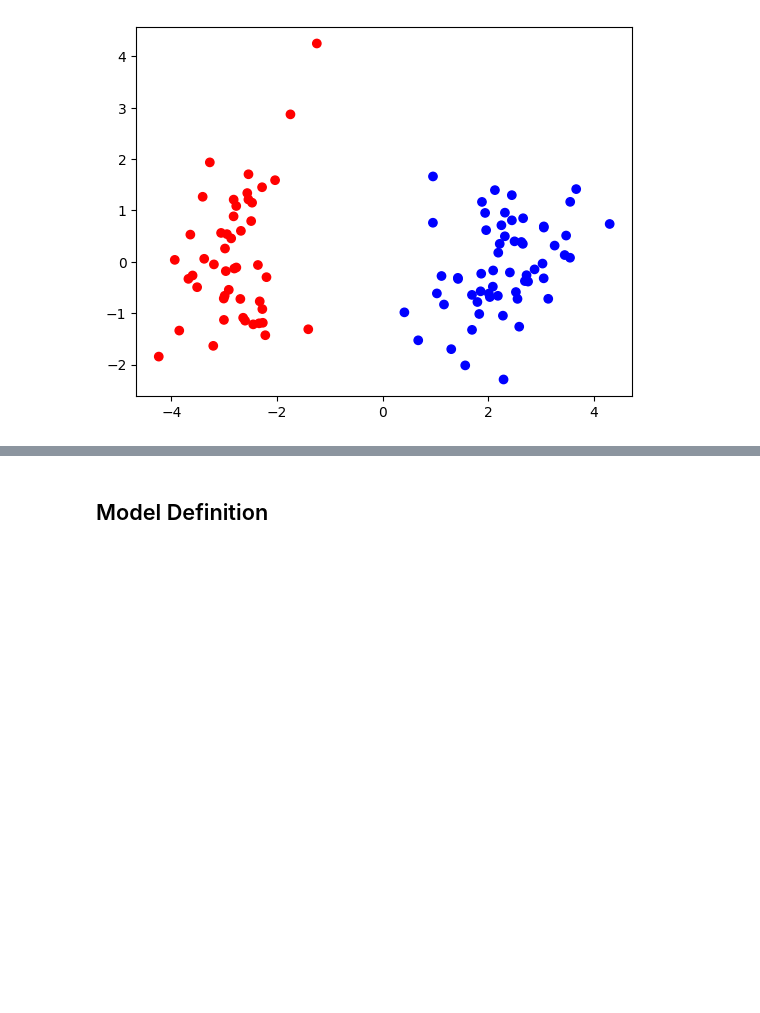
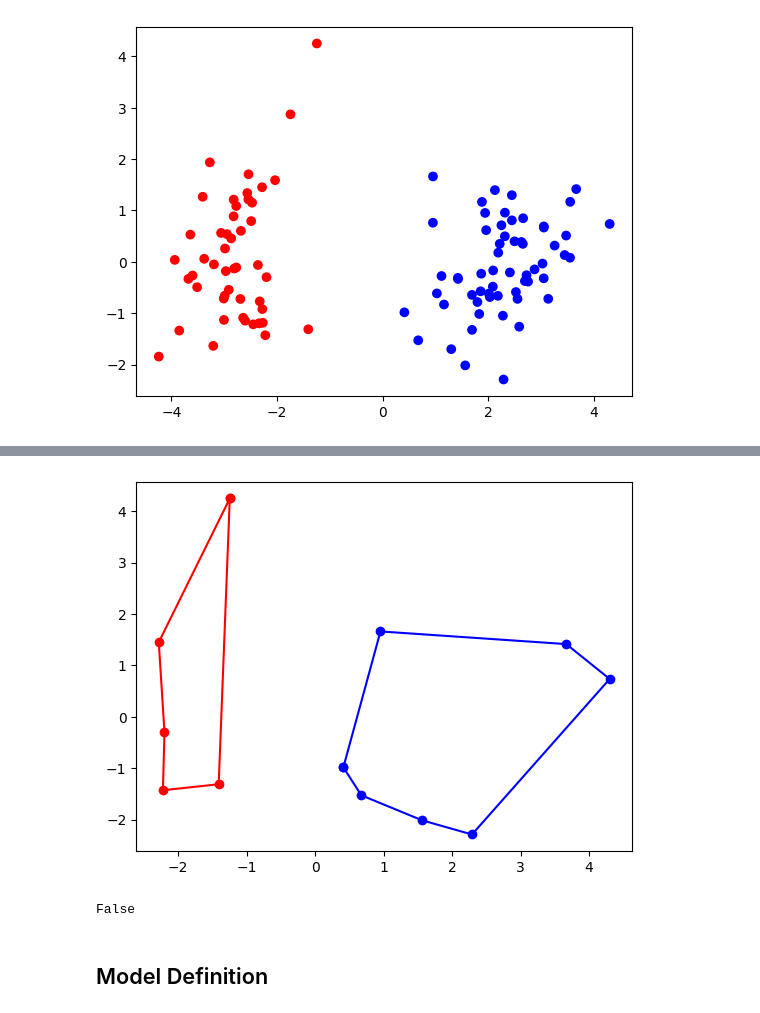
Before and after one commit to attiilla/Alg2, a Jupyter notebook: TP1/TP1.ipynb, the cells around one changed output, grey strips where cells are left out. Saved outputs shown, nothing was run; the diff lists cells and outputs as text; code cells hidden in the pictures; blank space fills up the shorter version.

Commit message:
sweep line debbuged

```diff
--- a/TP1/TP1.ipynb
+++ b/TP1/TP1.ipynb
@@ -219,15 +245,0 @@ def SetTwoDimensions(df):
-# %%
-def PreProcessData(path, tgtCol):
-    df = pd.read_csv(path)
-    tgtData = df.iloc[:, tgtCol]  # Save the nth column
-    df = df.drop(df.columns[tgtCol], axis=1)
-    df = SetTwoDimensions(df)
-    df['target_data'] = tgtData
-    return df
-# %%
-def ExtractPoints(df):
-    rb_tree_points = SortedDict(X_Coord)
-    for i in range(len(df)):
-        p = Point(df.loc[i, "x"], df.loc[i, "y"], df.loc[i,"target_data"])
-        rb_tree_points[p] = None
-    return rb_tree_points
@@ -1052,3 +1077,15 @@ plt.show()
+# %%
+ph1 = ConvexHullA(p1)
+ph2 = ConvexHullA(p2)
+PrintHulls(ph1,ph2)
+# %% [output]
+[figure, added]
+# %%
+s1 = GetSegmentsMod(ph1)
+s2 = GetSegmentsMod(ph2)
+SweepLineMod(s1,s2)
+# %% [output]
+False
 # %% [markdown]
 ## Model Definition
 # %%
```
Also changed, not shown: parts of 19 cells of this notebook.
